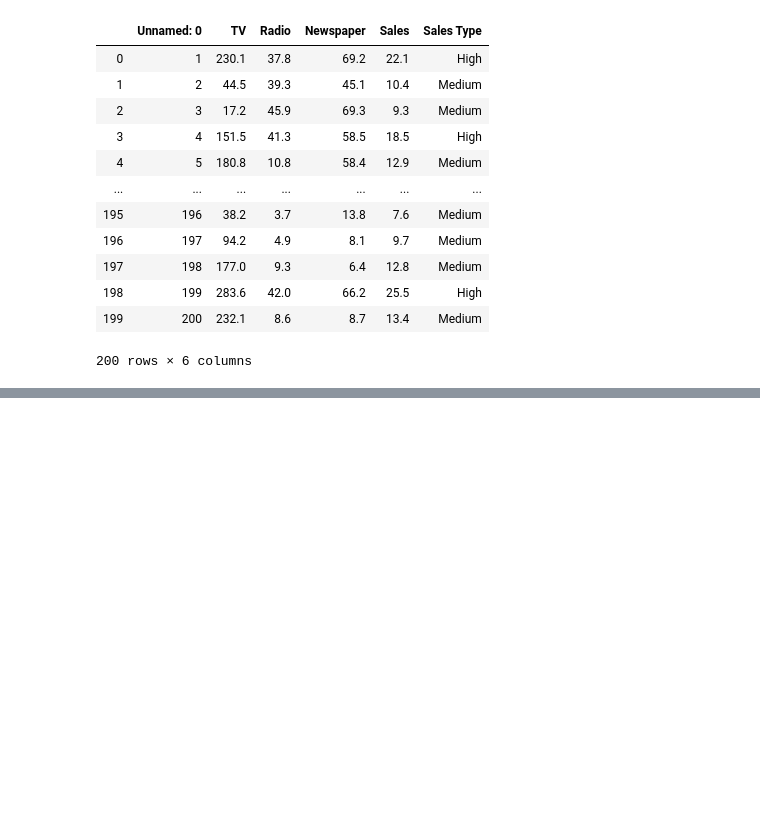
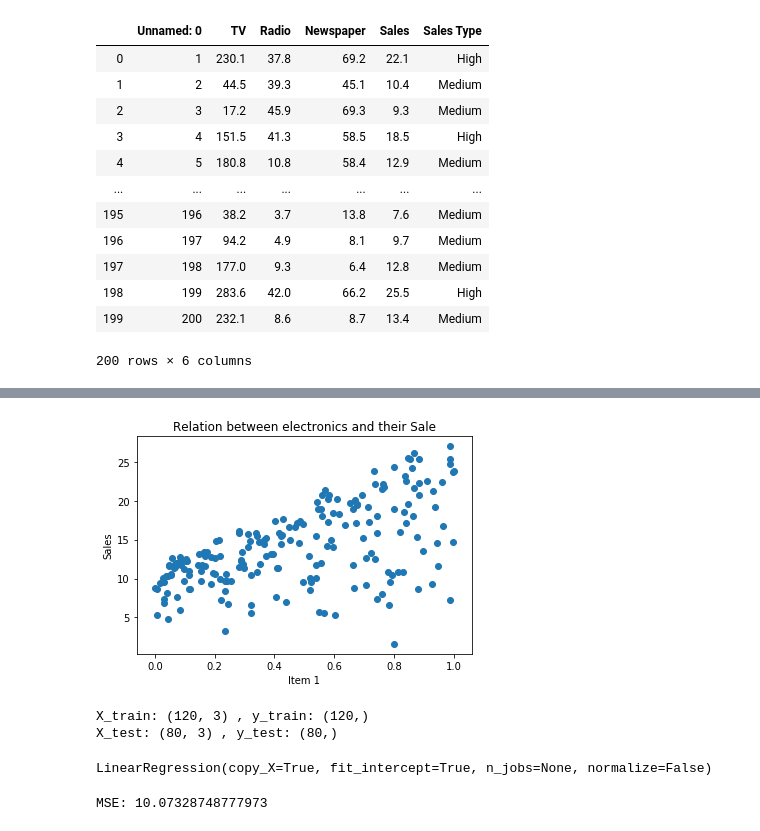
Before and after one commit to VKG5/Learning-Python, a Jupyter notebook: Sem 5/DL/Lab2_V002.ipynb, the cells around one changed output, grey strips where cells are left out. Saved outputs shown, nothing was run; the diff lists cells and outputs as text; code cells hidden in the pictures; blank space fills up the shorter version.

Commit message:
Image and DL Lab 002 Done :)

```diff
--- a/Sem 5/DL/Lab2_V002.ipynb
+++ b/Sem 5/DL/Lab2_V002.ipynb
@@ -110,0 +353,4 @@ data_gb
+# %%
+# Replacing with zero
+data_0 = data_new.replace(np.nan, 0)
+data_0
@@ -110,0 +396,4 @@ data_gb
+# %%
+# Working on 3 Colums as feature - TV, Radio, Newspaper
+x = data_0.iloc[:,1:4].values
+x
@@ -110,0 +418,6 @@ data_gb
+# %%
+# Normalizing the data
+min_max_scaler = preprocessing.MinMaxScaler()
+x_scaled = min_max_scaler.fit_transform(x)
+df = pd.DataFrame(x_scaled)
+df
@@ -110,0 +438,4 @@ data_gb
+# %%
+# Initializing X, Y
+X = df.iloc[:,:]
+Y = data_0['Sales']
@@ -110,0 +473,10 @@ data_gb
+# %%
+# Scatter Plot
+attr = 1
+plt.scatter(X[attr], Y)
+plt.title('Relation between electronics and their Sale')
+plt.xlabel(f"Item {attr}")
+plt.ylabel('Sales')
+plt.show()
+# %% [output]
+[figure, added]
@@ -110,0 +486,13 @@ data_gb
+# %%
+# To check if the data is correctly segregated
+X_train_shape = X_train.shape
+y_train_shape = Y_train.shape
+X_test_shape  = X_test.shape
+y_test_shape  = Y_test.shape
+
+print(f"X_train: {X_train_shape} , y_train: {y_train_shape}")
+print(f"X_test: {X_test_shape} , y_test: {y_test_shape}")
+assert (X_train.shape[0]==Y_train.shape[0] and X_test.shape[0]==Y_test.shape[0]), "Check your splitting carefully"
+# %% [output]
+X_train: (120, 3) , y_train: (120,)
+X_test: (80, 3) , y_test: (80,)
@@ -110,0 +502,12 @@ data_gb
+# %%
+# Fitting the model on the train data
+linear_regression.fit(X_train, Y_train)
+# %% [output]
+LinearRegression(copy_X=True, fit_intercept=True, n_jobs=None, normalize=False)
+# %%
+# Calculating the mean squared error
+mse = mean_squared_error(Y_train, linear_regression.predict(X_train))
+
+print(f"\nMSE: {mse}")
+# %% [output]
+MSE: 10.07328748777973
```
Also changed, not shown: parts of 49 cells of this notebook, 2 other files.
